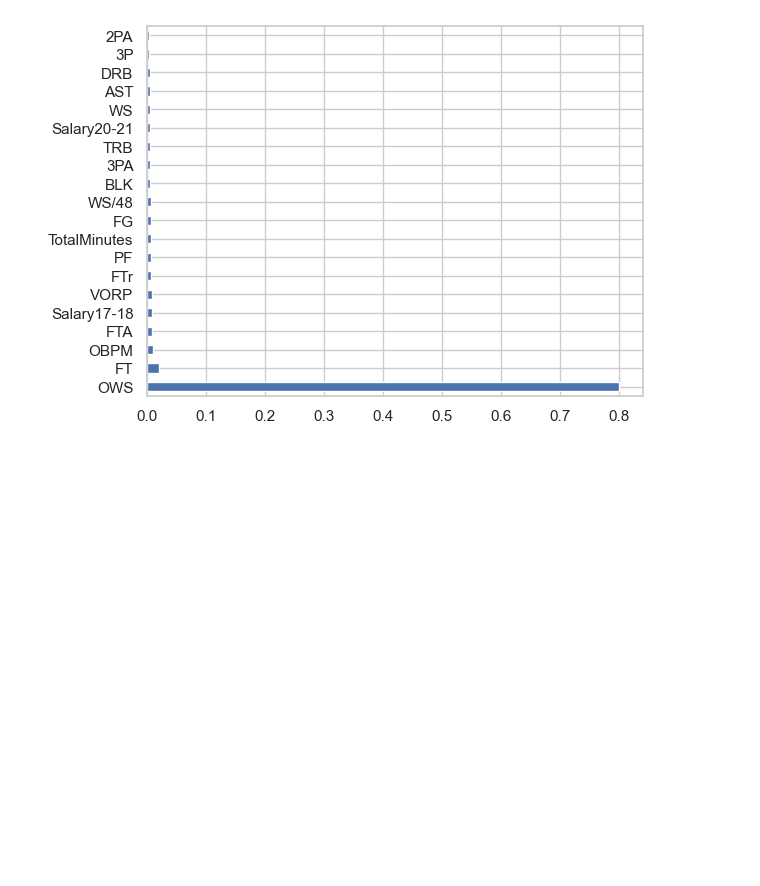
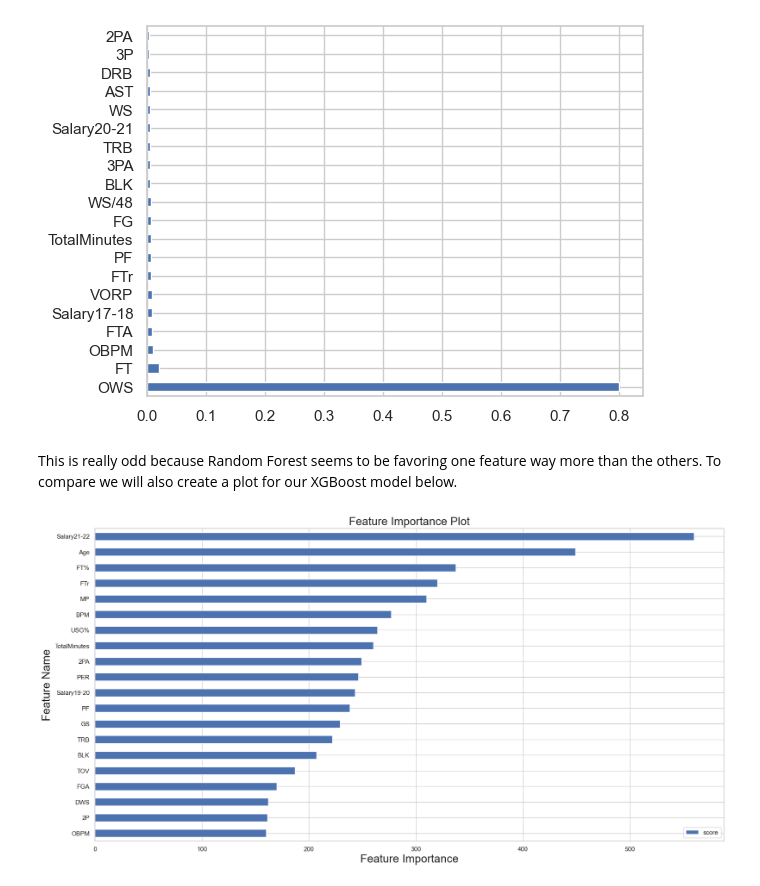
Before and after one commit to GabrielKrishnadasan/COMP352FinalProject, a Jupyter notebook: old_final_project.ipynb, the cells around one changed output. Saved outputs shown, nothing was run; the diff lists cells and outputs as text; code cells hidden in the pictures; blank space fills up the shorter version.

Commit message:
Added the XGboost importance graph

```diff
--- a/old_final_project.ipynb
+++ b/old_final_project.ipynb
@@ -951,3 +951,22 @@ feat_importances.nlargest(20).plot(kind='barh')
 # %% [output]
 <Axes: >
 [figure]
+# %% [markdown]
+This is really odd because Random Forest seems to be favoring one feature way more than the others. To compare we will also create a plot for our XGBoost model below.
+# %%
+feature_important = model_xgb.get_booster().get_score(importance_type="weight")
+
+keys = list(feature_important.keys())
+values = list(feature_important.values())
+
+data = pd.DataFrame(data=values, index=keys, columns=["score"]).sort_values(
+    by="score", ascending=False
+)
+data[:20].plot(kind="barh", figsize=(20, 10)).invert_yaxis()
+## plot top 20 features
+plt.xlabel("Feature Importance", fontsize=20)
+plt.ylabel("Feature Name", fontsize=20)
+plt.title("Feature Importance Plot", fontsize=20)
+plt.show()
+# %% [output]
+[figure, added]
```
